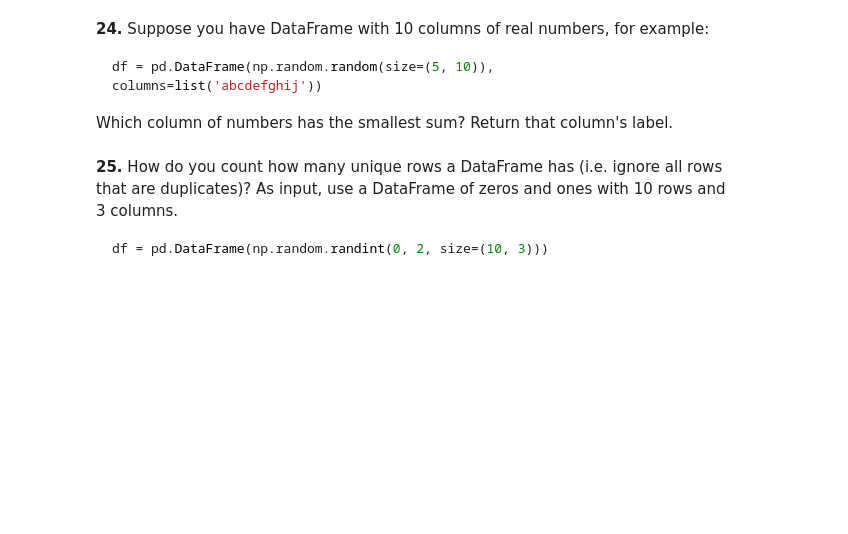
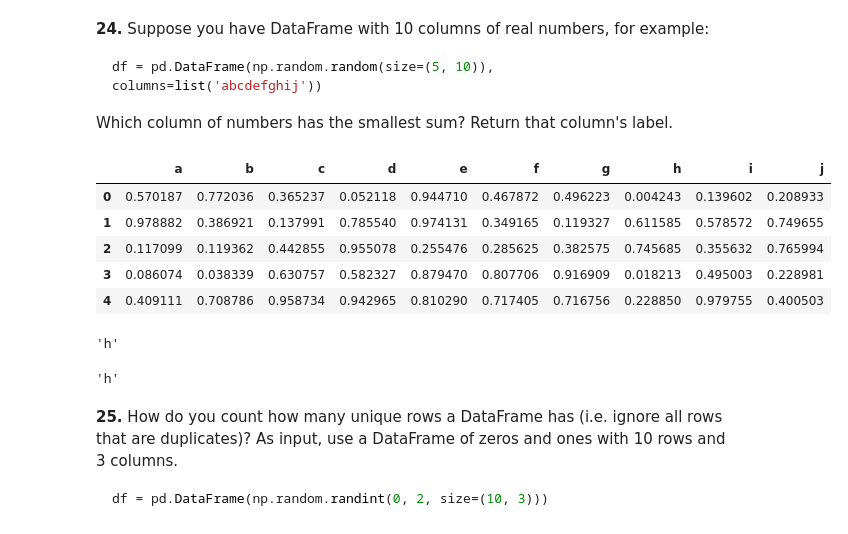
Before and after one commit to AskhatZhalgasov/100-pandas-puzzles, a Jupyter notebook: 100-pandas-puzzles.ipynb, the cells around one changed output. Cells and saved outputs as stored; diff of their text form; code cells hidden in the pictures; blank space fills up the shorter version.

````diff
--- a/100-pandas-puzzles.ipynb
+++ b/100-pandas-puzzles.ipynb
@@ -446,6 +485,25 @@ how do you subtract the row mean from each element in the row?
 df = pd.DataFrame(np.random.random(size=(5, 10)), columns=list('abcdefghij'))
 ```
 Which column of numbers has the smallest sum?  Return that column's label.
+# %%
+df = pd.DataFrame(np.random.random(size=(5, 10)), columns=list('abcdefghij'))
+df
+# %% [output]
+|  | a | b | c | d | e | f | g | h | i | j |
+| 0 | 0.570187 | 0.772036 | 0.365237 | 0.052118 | 0.944710 | 0.467872 | 0.496223 | 0.004243 | 0.139602 | 0.208933 |
+| 1 | 0.978882 | 0.386921 | 0.137991 | 0.785540 | 0.974131 | 0.349165 | 0.119327 | 0.611585 | 0.578572 | 0.749655 |
+| 2 | 0.117099 | 0.119362 | 0.442855 | 0.955078 | 0.255476 | 0.285625 | 0.382575 | 0.745685 | 0.355632 | 0.765994 |
+| 3 | 0.086074 | 0.038339 | 0.630757 | 0.582327 | 0.879470 | 0.807706 | 0.916909 | 0.018213 | 0.495003 | 0.228981 |
+| 4 | 0.409111 | 0.708786 | 0.958734 | 0.942965 | 0.810290 | 0.717405 | 0.716756 | 0.228850 | 0.979755 | 0.400503 |
+# %%
+# solution
+df.sum().idxmin()
+# %% [output]
+'h'
+# %%
+df.apply(lambda x: x.sum(), axis=0).idxmin()
+# %% [output]
+'h'
 # %% [markdown]
 **25.** How do you count how many unique rows a DataFrame has (i.e. ignore all rows that are duplicates)? As input, use a DataFrame of zeros and ones with 10 rows and 3 columns.
 
````
Also changed, not shown: parts of 26 cells of this notebook.
